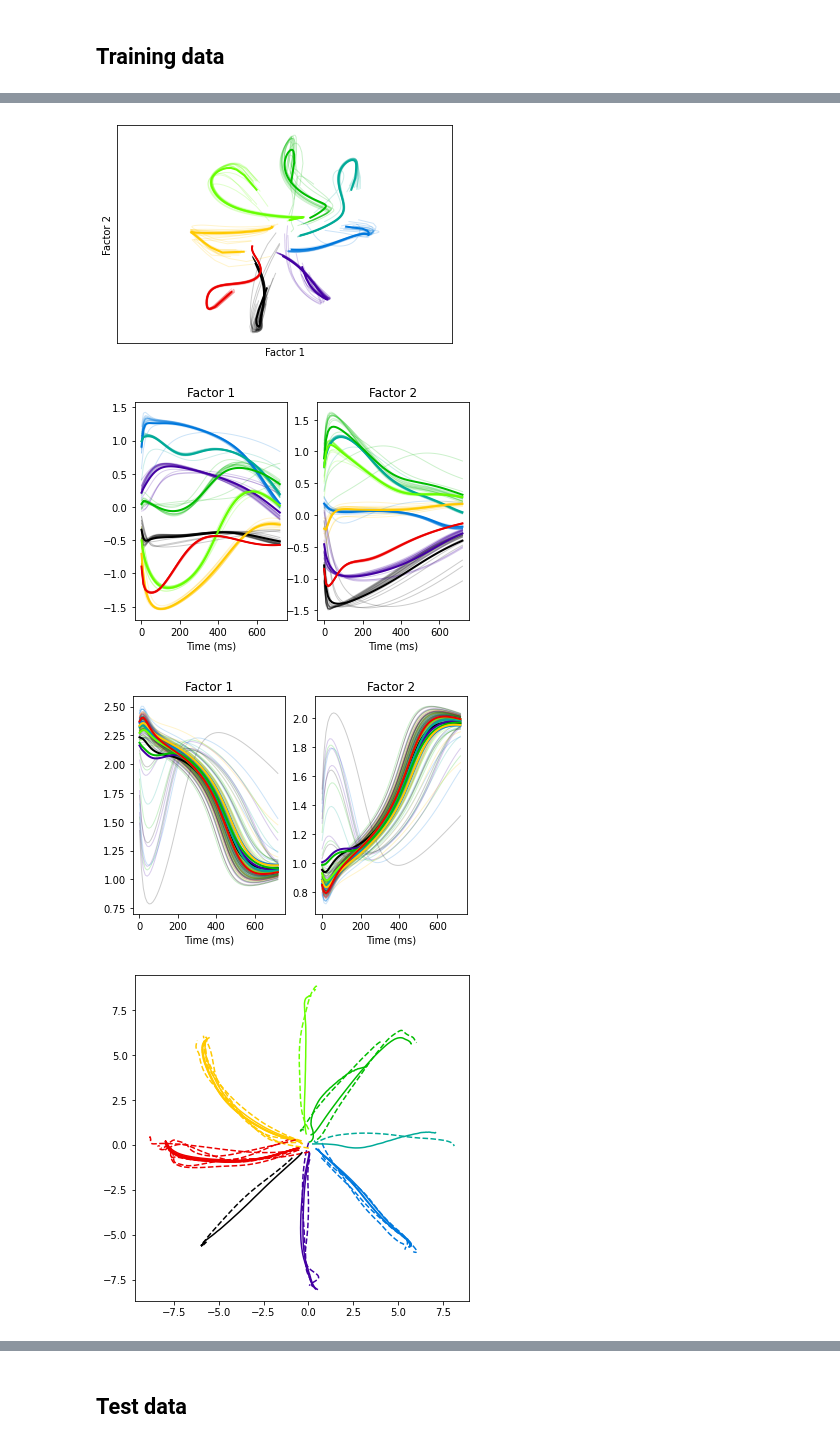
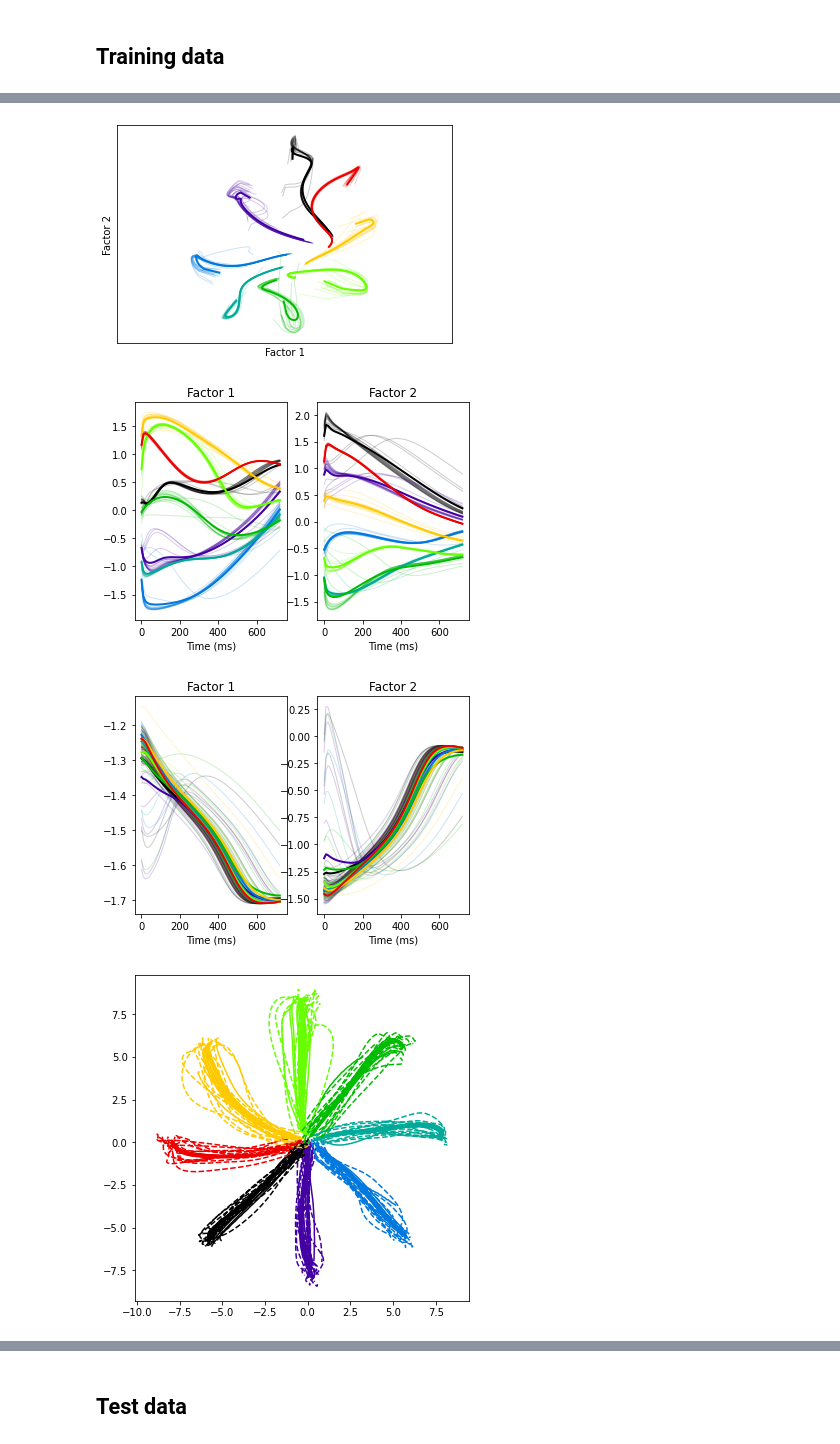
Before and after one commit to HennigLab/tndm, a Jupyter notebook: notebooks/tndm_reach.ipynb, the cells around one changed output, grey strips where cells are left out. Saved outputs shown, nothing was run; the diff lists cells and outputs as text; code cells hidden in the pictures.

```diff
--- a/notebooks/tndm_reach.ipynb
+++ b/notebooks/tndm_reach.ipynb
@@ -61,3 +61,21 @@ coreClock: 1.77GHz coreCount: 40 deviceMemorySize: 7.79GiB deviceMemoryBandwidth
+# %%
+# read the data
+spike_data_dir = "/disk/scratch/cole/Chewie_CO_FF_2016-10-07_pos_M1_spikes/test_data/"
+
+data_dir = os.path.join( spike_data_dir )
+
+dataset, settings = DataManager.load_dataset(
+    directory=data_dir,
+    filename='dataset.h5')
+
+# test set is combined valid and test
+neural_data = dataset['train_data'].astype('float')
+valid_neural_data = dataset['valid_data'].astype('float')
+test_neural_data = dataset['test_data'].astype('float')
+
+behavioural_data = dataset['train_behaviours'].astype('float')
+valid_behavioural_data = dataset['valid_behaviours'].astype('float')
+test_behavioural_data = dataset['test_behaviours'].astype('float')
 # %%
 # read the data
 spike_data_dir = "/disk/scratch/cole/Chewie_CO_FF_2016-10-07_pos_M1_spikes/test_data/"
@@ -78,7 +96,7 @@ valid_behavioural_data = dataset['valid_behaviours'].astype('float')
 test_behavioural_data = dataset['test_behaviours'].astype('float')
 
 # center behaviour at zero, using first time step (not strictly required)
-b_mean = np.mean(np.vstack((behavioural_data, test_behavioural_data, valid_behavioural_data))[:,0,:],axis=0)
+b_mean = np.mean(behavioural_data[:,0,:],axis=0)
 for i in range(2):
     behavioural_data[:,:,i] = behavioural_data[:,:,i]-b_mean[i]
     valid_behavioural_data[:,:,i] = valid_behavioural_data[:,:,i]-b_mean[i]
@@ -102,6 +120,8 @@ update_rate = .0005
 dropout = .15
 seed = 0
 GRU_pre_activation = False
+var_min = 0.0001
+prior_variance = 1
 
 optimizer = tf.keras.optimizers.Adam(
     learning_rate=1e-2,
@@ -115,7 +135,7 @@ layers_settings=defaultdict(lambda: dict(
     kernel_regularizer=tf.keras.regularizers.l2(l=0.0)
 ))
 
-layers_settings['encoder'].update(dict(var_min=0.1, var_trainable=True))
+layers_settings['encoder'].update(dict(var_min=var_min, var_trainable=True))
 layers_settings['relevant_decoder'].update(dict(kernel_regularizer=tf.keras.regularizers.l2(l=0),
                                       recurrent_regularizer=tf.keras.regularizers.l2(l=l2_reg),
                                       original_cell=False))
@@ -139,9 +159,8 @@ model, history = Runtime.train(
         irr_factors=2,
         encoded_dim=64,
         max_grad_norm=200,
-        encoded_var_trainable=True, ##changed
-        encoded_var_min=.0001,
         dropout=dropout,
+        prior_variance=prior_variance,
         GRU_pre_activation=GRU_pre_activation, #NEW
         timestep=settings['step'],
         seed=seed
@@ -154,7 +173,7 @@ model, history = Runtime.train(
     val_dataset=(valid_neural_data, valid_behavioural_data),
     adaptive_weights=AdaptiveWeights(
         initial=[initial_neural_weight, initial_behaviour_weight, .0, .0, lambda_q, .0], #changed
-        update_start=[0, 0, 0, 0, 0, 0],
+        update_start=[0, 0, 0, 1000, 1000, 0],
         update_rate=[0., 0., update_rate, update_rate, 0.0, update_rate],
         min_weight=[initial_neural_weight, initial_behaviour_weight, 0.0, 0.0, lambda_q, 0.0],#changed
         max_weight=[initial_neural_weight, initial_behaviour_weight, 1.0, 1.0, lambda_q, 1.0],#changed
@@ -281,12 +302,12 @@ plot_all_1factors(z_r, direction_index_train)
 plt.figure()
 plot_all_1factors(z_i, direction_index_train)
 # %% [output]
-[figure, old version]
+[figure, new version]
-[figure, old version]
+[figure, new version]
-[figure, old version]
+[figure, new version]
 # %%
 # behaviour reconstruction
 plt.figure(figsize=(6,6));
-plot_behaviour(b, behavioural_data, direction_index_train)
+plot_behaviour(b, behavioural_data, direction_index_train, num=130)
 # %% [output]
-[figure, old version]
+[figure, new version]
```
Also changed, not shown: parts of 10 cells of this notebook, 1 other file.
